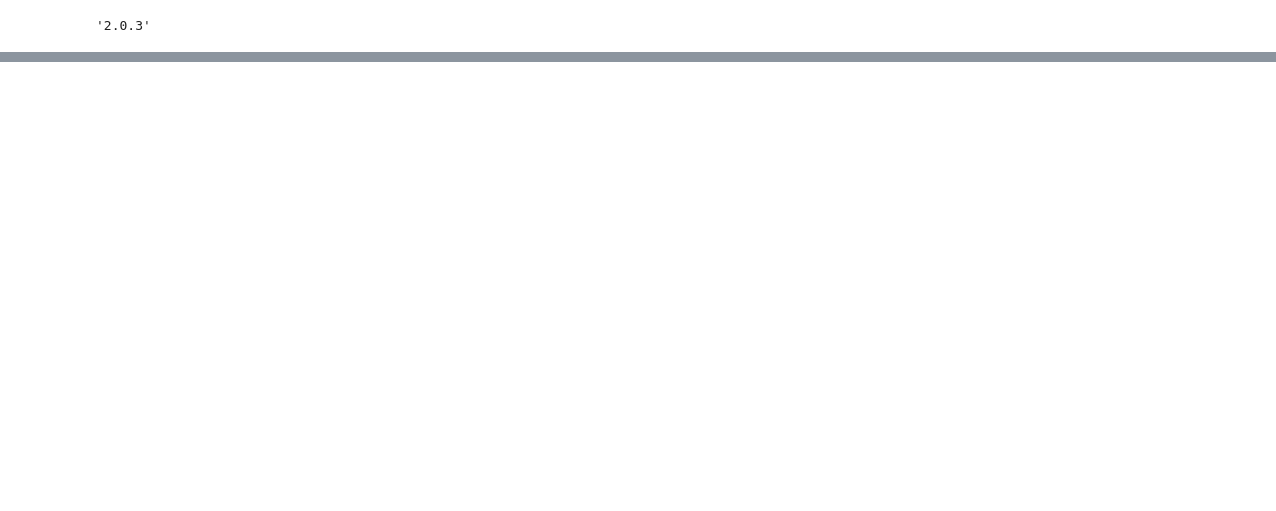
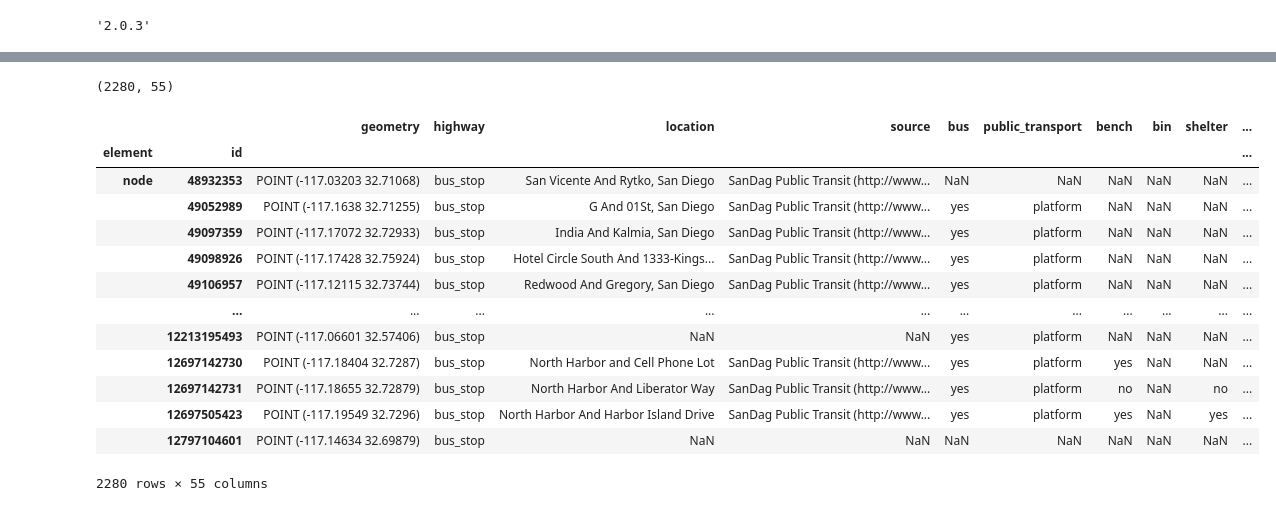
Before and after one commit to mac010ucsd/mts_routes, a Jupyter notebook: Untitled.ipynb, the cells around one changed output, grey strips where cells are left out. Drawn from its saved outputs; the diff is of its cells as text; code cells hidden in the pictures; blank space fills up the shorter version.

```diff
--- a/Untitled.ipynb
+++ b/Untitled.ipynb
@@ -43,0 +114,27 @@ fig, ax = ox.plot.plot_graph(G2, node_color=nc)
+# %%
+import osmnx as ox
+place = "San Diego, California"
+tags = {"highway": "bus_stop"}
+gdf = ox.features.features_from_place(place, tags)
+gdf.shape
+
+# community detection of walkable cities?
+# %% [output]
+(2280, 55)
+# %%
+gdf
+# %% [output]
+|  |  | geometry | highway | location | source | bus | public_transport | bench | bin | shelter | ... |
+| element | id |  |  |  |  |  |  |  |  |  | ... |
+| node | 48932353 | POINT (-117.03203 32.71068) | bus_stop | San Vicente And Rytko, San Diego | SanDag Public Transit (http://www... | NaN | NaN | NaN | NaN | NaN | ... |
+|  | 49052989 | POINT (-117.1638 32.71255) | bus_stop | G And 01St, San Diego | SanDag Public Transit (http://www... | yes | platform | NaN | NaN | NaN | ... |
+|  | 49097359 | POINT (-117.17072 32.72933) | bus_stop | India And Kalmia, San Diego | SanDag Public Transit (http://www... | yes | platform | NaN | NaN | NaN | ... |
+|  | 49098926 | POINT (-117.17428 32.75924) | bus_stop | Hotel Circle South And 1333-Kings... | SanDag Public Transit (http://www... | yes | platform | NaN | NaN | NaN | ... |
+|  | 49106957 | POINT (-117.12115 32.73744) | bus_stop | Redwood And Gregory, San Diego | SanDag Public Transit (http://www... | yes | platform | NaN | NaN | NaN | ... |
+|  | ... | ... | ... | ... | ... | ... | ... | ... | ... | ... | ... |
+|  | 12213195493 | POINT (-117.06601 32.57406) | bus_stop | NaN | NaN | yes | platform | NaN | NaN | NaN | ... |
+|  | 12697142730 | POINT (-117.18404 32.7287) | bus_stop | North Harbor and Cell Phone Lot | SanDag Public Transit (http://www... | yes | platform | yes | NaN | NaN | ... |
+|  | 12697142731 | POINT (-117.18655 32.72879) | bus_stop | North Harbor And Liberator Way | SanDag Public Transit (http://www... | yes | platform | no | NaN | no | ... |
+|  | 12697505423 | POINT (-117.19549 32.7296) | bus_stop | North Harbor And Harbor Island Drive | SanDag Public Transit (http://www... | yes | platform | yes | NaN | yes | ... |
+|  | 12797104601 | POINT (-117.14634 32.69879) | bus_stop | NaN | NaN | NaN | NaN | NaN | NaN | NaN | ... |
+2280 rows × 55 columns
```
Also changed, not shown: parts of 25 cells of this notebook, 5 other files.
